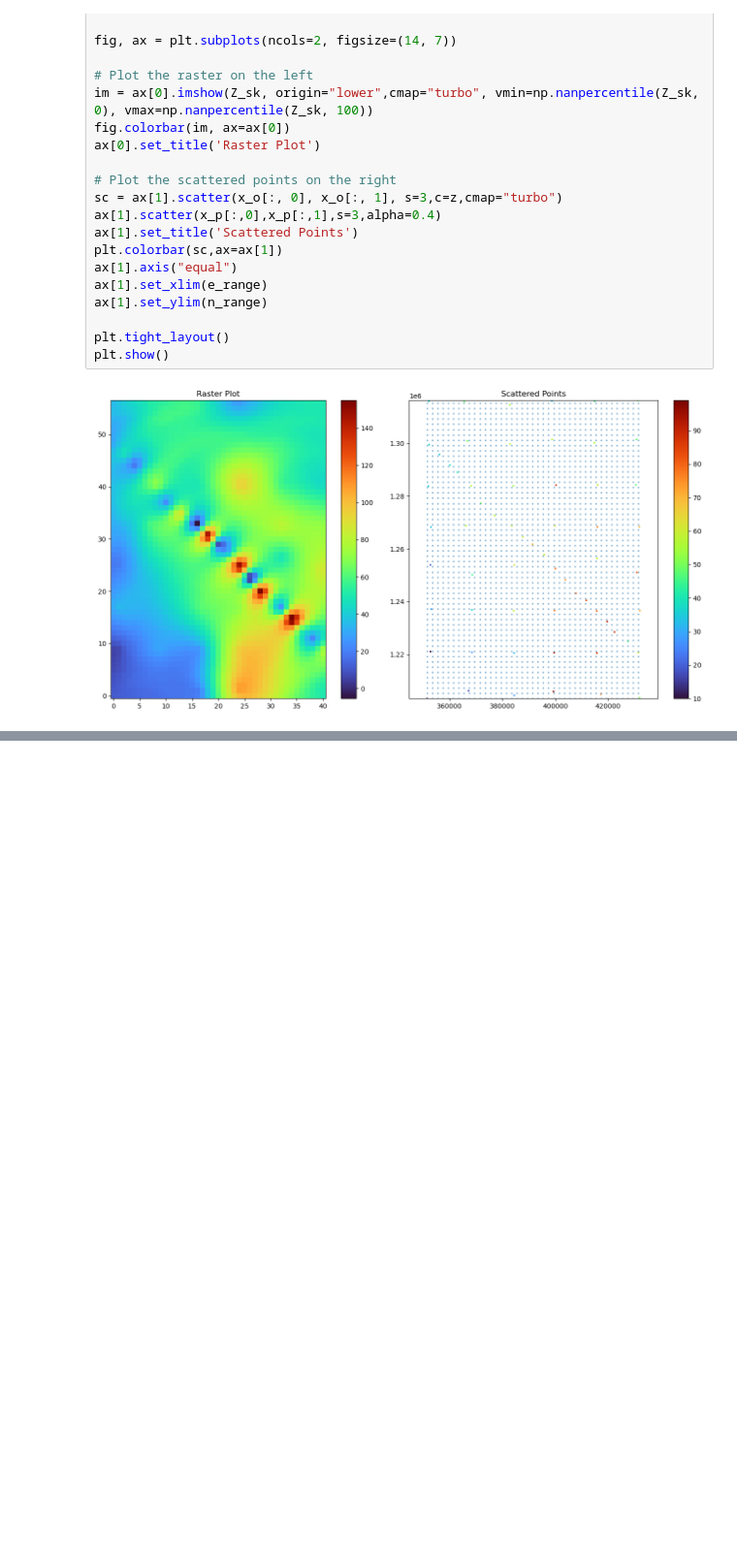
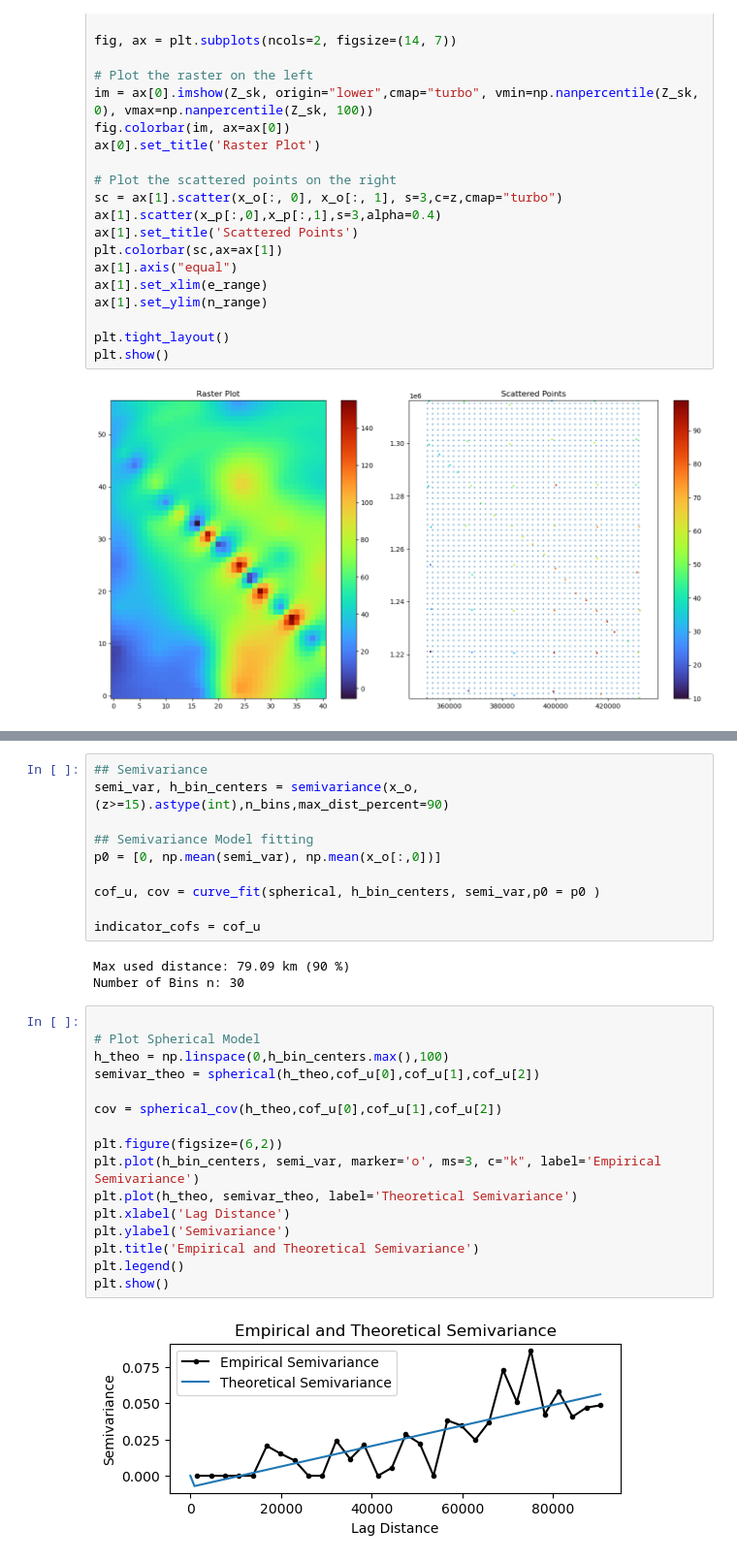
Before and after one commit to relativityhd/spatial-statistics-final-project, a Jupyter notebook: Kriging_test_small_N.ipynb, the cells around one changed output, grey strips where cells are left out. Shown at 97% size. Cells and saved outputs as stored; diff of their text form; blank space fills up the shorter version.

```diff
--- a/Kriging_test_small_N.ipynb
+++ b/Kriging_test_small_N.ipynb
@@ -433,0 +468,31 @@ plt.show()
+# %%
+## Semivariance
+semi_var, h_bin_centers = semivariance(x_o,(z>=15).astype(int),n_bins,max_dist_percent=90)
+
+## Semivariance Model fitting
+p0 = [0, np.mean(semi_var), np.mean(x_o[:,0])]
+
+cof_u, cov = curve_fit(spherical, h_bin_centers, semi_var,p0 = p0 )
+
+indicator_cofs = cof_u
+# %% [output]
+Max used distance: 79.09 km (90 %)
+Number of Bins n: 30
+# %%
+
+# Plot Spherical Model
+h_theo = np.linspace(0,h_bin_centers.max(),100)
+semivar_theo = spherical(h_theo,cof_u[0],cof_u[1],cof_u[2])
+
+cov = spherical_cov(h_theo,cof_u[0],cof_u[1],cof_u[2])
+
+plt.figure(figsize=(6,2))
+plt.plot(h_bin_centers, semi_var, marker='o', ms=3, c="k", label='Empirical Semivariance')
+plt.plot(h_theo, semivar_theo, label='Theoretical Semivariance')
+plt.xlabel('Lag Distance')
+plt.ylabel('Semivariance')
+plt.title('Empirical and Theoretical Semivariance')
+plt.legend()
+plt.show()
+# %% [output]
+[figure, added]
```
Also changed, not shown: parts of 4 cells of this notebook, 1 other file.
